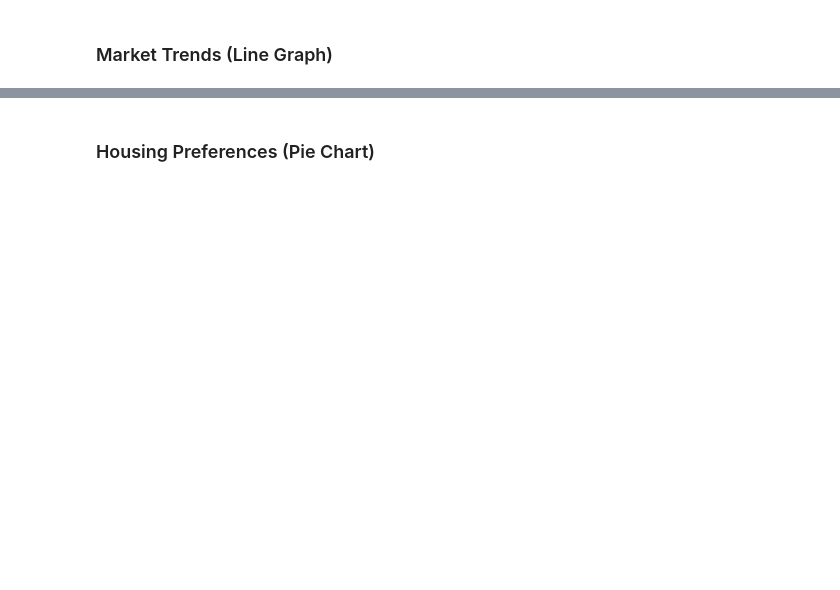
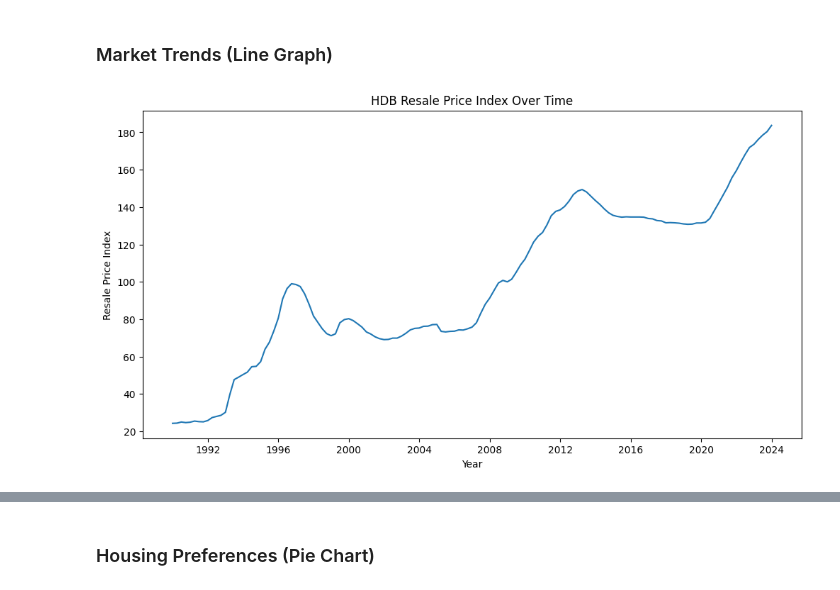
Before and after one commit to Reub26/Programming-for-Data-Science-CA2, a Jupyter notebook: main.ipynb, the cells around one changed output, grey strips where cells are left out. Drawn from its saved outputs; the diff is of its cells as text; code cells hidden in the pictures; blank space fills up the shorter version.

```diff
--- a/main.ipynb
+++ b/main.ipynb
@@ -84,3 +89,36 @@ Index(['blk_no', 'street', 'max_floor_lvl', 'year_completed', 'residential',
 max      114.000000          32.000000
 # %% [markdown]
 ### Dataset 2 (Housing and Development Board Resale Price Index):
+# %%
+try:
+  resale_price_index = pd.read_csv(os.path.join(dataset_path, "HousingAndDevelopmentBoardResalePriceIndex1Q2009100Quarterly.csv"))
+
+  # combine the 'quarter' column to 'year'
+
+
+  resale_price_index['quarter'] = pd.to_datetime(resale_price_index['quarter'], format='mixed')
+  resale_price_index_yearly = resale_price_index.resample('Y', on='quarter')['index'].mean()
+  resale_price_index_yearly = resale_price_index_yearly.reset_index()
+
+  # Rename the 'quarter' column to 'year'
+  resale_price_index_yearly.rename(columns={'quarter': 'year'}, inplace=True)
+
+  # print(resale_price_index_yearly)
+
+
+  print(f"Shape of dataset:\n{resale_price_index_yearly.shape}\n")
+  print(f"Index of dataset:\n{resale_price_index_yearly.index}\n")
+  print(f"List of columns:\n{resale_price_index_yearly.columns}\n")
+  print(f"Total number of non-NA values in dataset:\n{resale_price_index_yearly.count()}\n")
+
+  # summary
+  print("Dataset summary:")
+  print(resale_price_index_yearly.info())
+
+  # descriptive statistics
+  print("Descriptive statistics:")
+  print(resale_price_index_yearly.describe())
+
+except Exception as e:
+  print("Error while reading dataset:")
+  print(e)
@@ -96,0 +232,12 @@ max      114.000000          32.000000
+# %%
+# Line Graph
+
+plt.figure(figsize=(12, 6))
+
+plt.plot(resale_price_index["quarter"], resale_price_index["index"])
+plt.title("HDB Resale Price Index Over Time")
+plt.xlabel("Year")
+plt.ylabel("Resale Price Index")
+plt.show()
+# %% [output]
+[figure, added]
```
Also changed, not shown: parts of 19 cells of this notebook, 1 other file.
